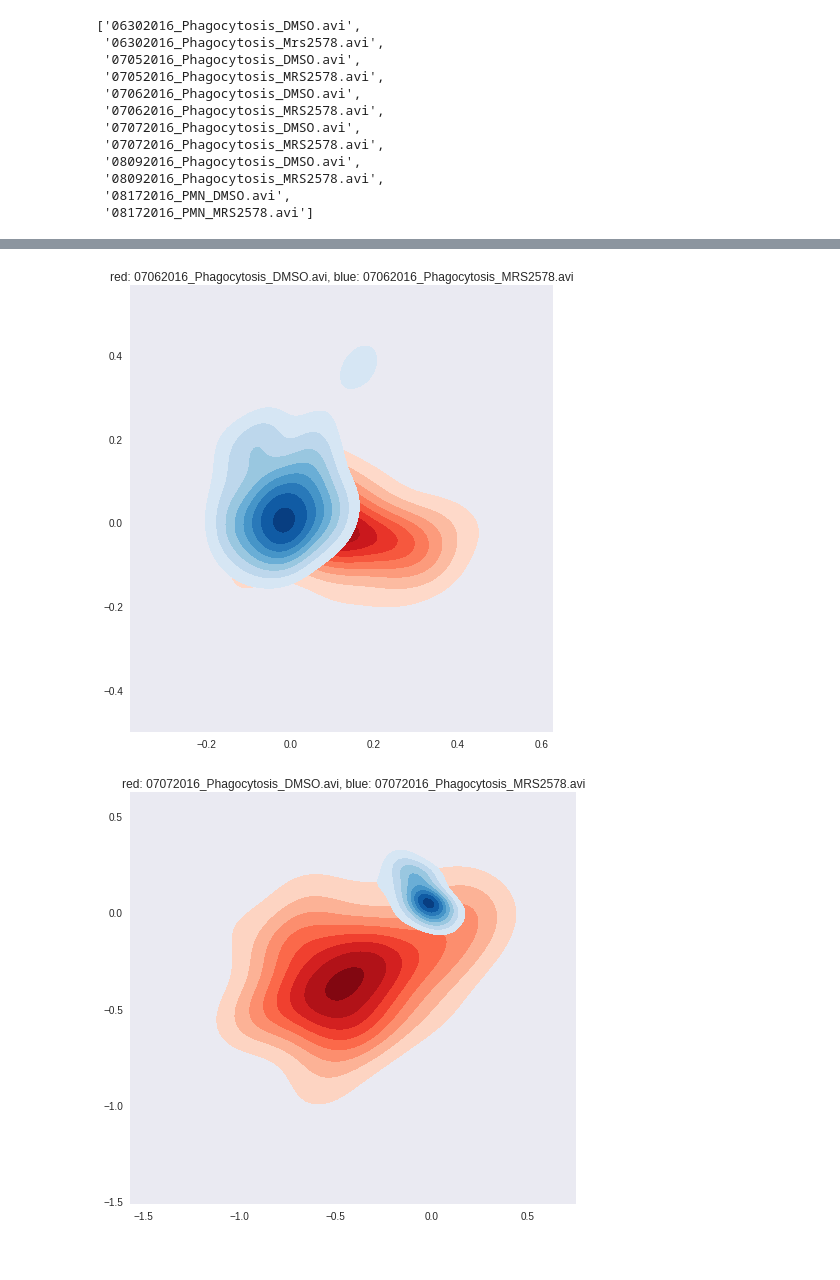
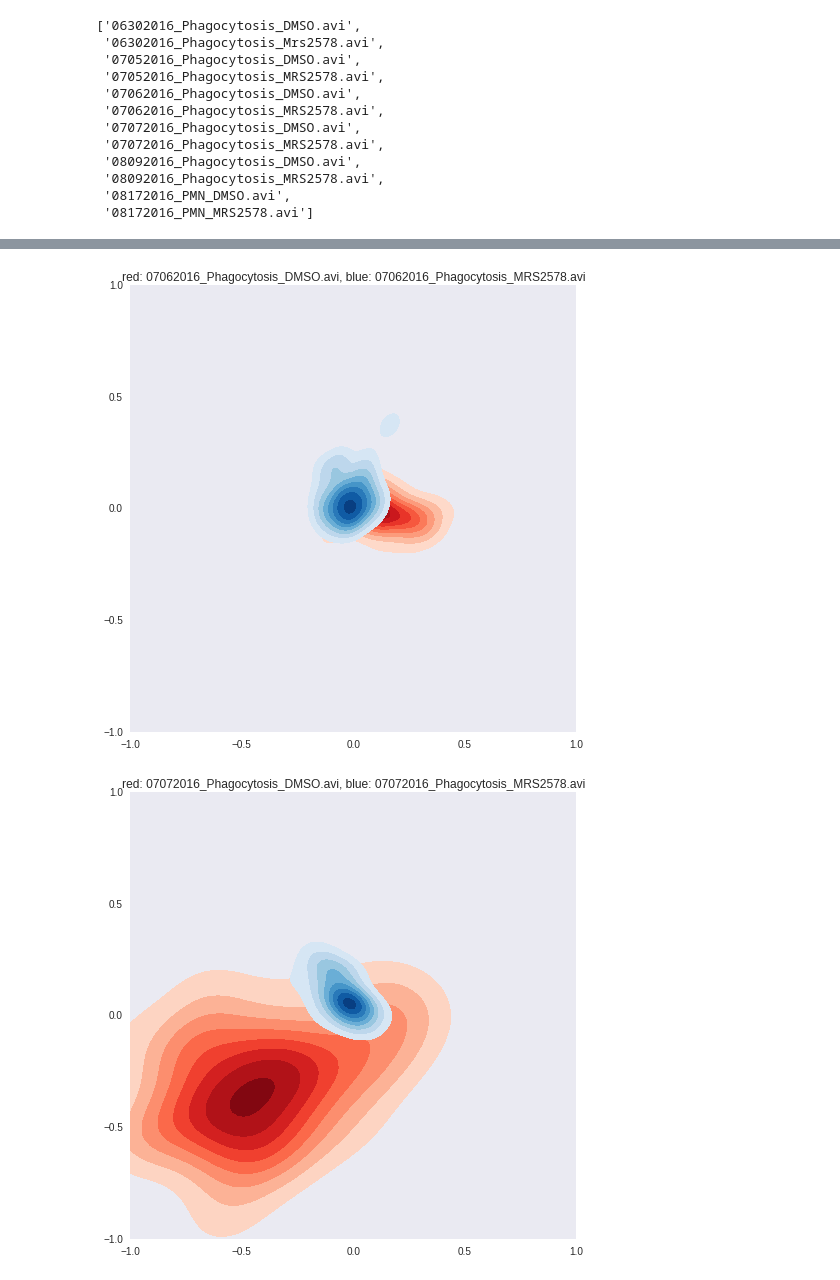
Before and after one commit to quinngroup/JI-2016-MRS2578, a Jupyter notebook: calculate_motion_cells.py.ipynb, the cells around one changed output, grey strips where cells are left out. Saved outputs shown, nothing was run; the diff lists cells and outputs as text; code cells hidden in the pictures.

Commit message:
add paired 2D histograms

```diff
--- a/calculate_motion_cells.py.ipynb
+++ b/calculate_motion_cells.py.ipynb
@@ -116,8 +116,8 @@ for filename in filenames:
         xs.append(mean_dxs)
         ys.append(mean_dys)
         fnames.append(filename)
-#         fig = plot_histogram(mean_dxs, mean_dys, show=False)
-#         fig.savefig("histograms/" + os.path.splitext(filename)[0] + figure_format)
+        fig = plot_histogram(mean_dxs, mean_dys, show=False)
+        fig.savefig("histograms/" + os.path.splitext(filename)[0] + figure_format)
 
 
 def order(l):
@@ -214,10 +216,10 @@ for i in range(0, len(fnames), 2):
     ax.set_aspect("equal")
 
     ax = sns.kdeplot(np.array(xs[i]), np.array(ys[i]),
-                     cmap="Reds", shade=True, shade_lowest=False,
-                    xlim = (-1.0, 1.0), ylim = (-1.0, 1.0))
+                     cmap="Reds", shade=True, shade_lowest=False)
     ax = sns.kdeplot(np.array(xs[i+1]), np.array(ys[i+1]),
-                     cmap="Blues", shade=True, shade_lowest=False,
-                    xlim = (-1.0, 1.0), ylim = (-1.0, 1.0))
+                     cmap="Blues", shade=True, shade_lowest=False)
+    ax.set_ylim(-1.0, 1.0)
+    ax.set_xlim(-1.0, 1.0)
     ax.set_title("red: " + fnames[i] + ", blue: " + fnames[i+1])
 # %% [output]
@@ -226,2 +228,2 @@ for i in range(0, len(fnames), 2):
-[figure, old version]
+[figure, new version]
-[figure, old version]
+[figure, new version]
```
Also changed, not shown: parts of 2 cells of this notebook.
